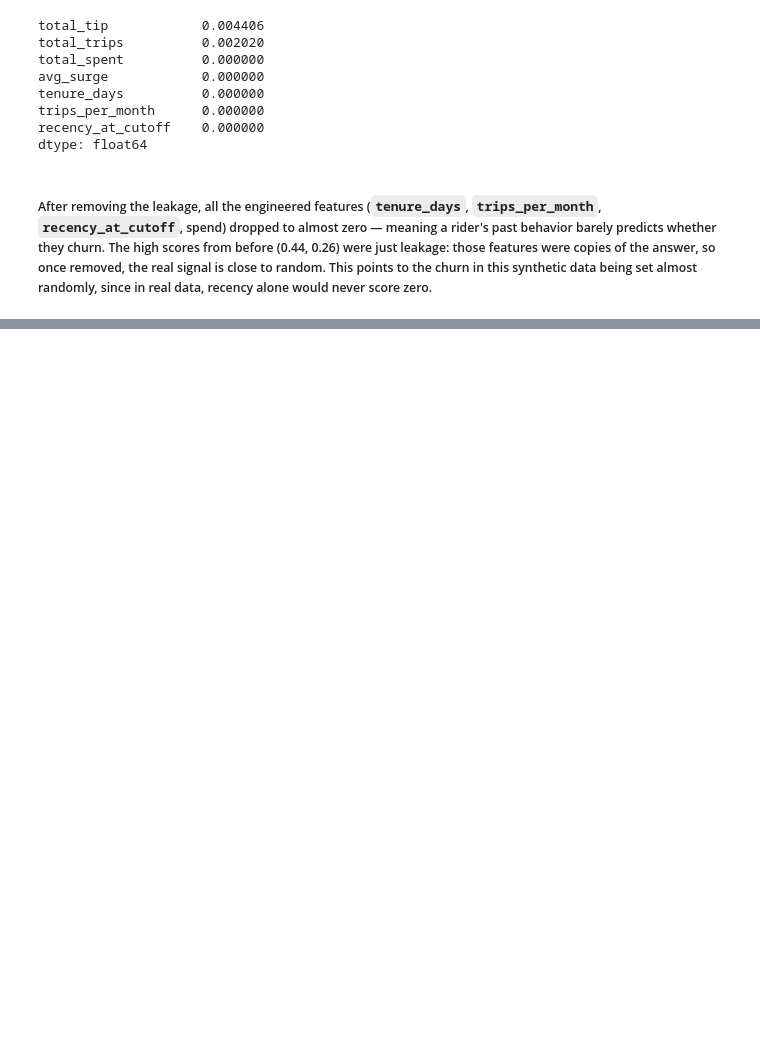
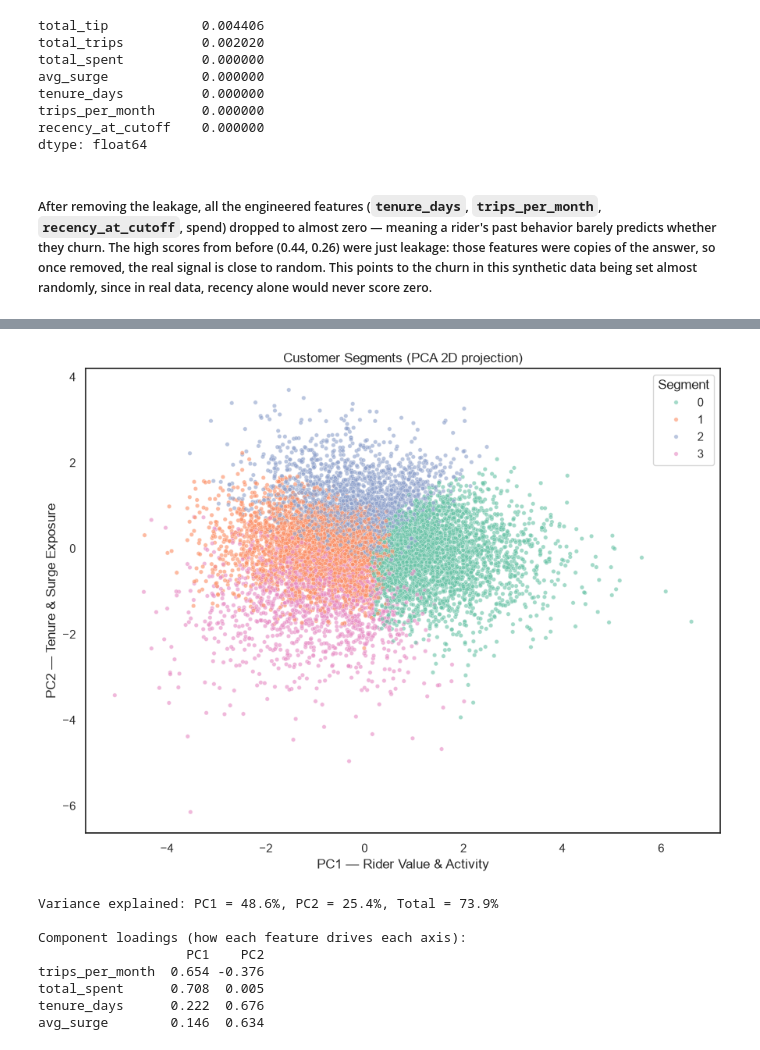
Before and after one commit to Opeyemi-io/Ridewise-Project, a Jupyter notebook: notebook/eda.ipynb, the cells around one changed output, grey strips where cells are left out. Saved outputs shown, nothing was run; the diff lists cells and outputs as text; code cells hidden in the pictures; blank space fills up the shorter version.

```diff
--- a/notebook/eda.ipynb
+++ b/notebook/eda.ipynb
@@ -1263,0 +1360,6 @@ print(master.columns.tolist())
+# %%
+# Creating a segment number for each rider using the best k (k=4) from the silhouette score in the master table.
+# This will be used for further analysis and visualization of rider segments.
+k = 4
+kmeans = KMeans(n_clusters=k, random_state=42, n_init=10)
+master['segment'] = kmeans.fit_predict(X_scaled)
@@ -1263,0 +1403,46 @@ print(master.columns.tolist())
+# %%
+from sklearn.decomposition import PCA
+
+
+# ============================================================
+# PCA — 2D visualization + interpret the components
+# ============================================================
+
+# 1. Reduce the 4 scaled features to 2 dimensions
+pca = PCA(n_components=2, random_state=42)
+coords = pca.fit_transform(X_scaled)
+
+# 2. Scatter plot of riders, colored by segment
+plt.figure(figsize=(9, 7))
+sns.scatterplot(x=coords[:, 0], y=coords[:, 1],
+                hue=master['segment'], palette='Set2', s=15, alpha=0.6)
+plt.title('Customer Segments (PCA 2D projection)')
+plt.xlabel('PC1 — Rider Value & Activity')     # labelled from the loadings below
+plt.ylabel('PC2 — Tenure & Surge Exposure')
+plt.legend(title='Segment')
+plt.tight_layout()
+plt.show()
+
+# 3. How much information the 2D view preserves
+print(f"Variance explained: PC1 = {pca.explained_variance_ratio_[0]:.1%}, "
+      f"PC2 = {pca.explained_variance_ratio_[1]:.1%}, "
+      f"Total = {pca.explained_variance_ratio_.sum():.1%}\n")
+
+# 4. Loadings — what each component actually means
+loadings = pd.DataFrame(
+    pca.components_.T,
+    columns=['PC1', 'PC2'],
+    index=seg_features        # ['trips_per_month','total_spent','tenure_days','avg_surge']
+)
+print("Component loadings (how each feature drives each axis):")
+print(loadings.round(3))
+# %% [output]
+[figure, added]
+Variance explained: PC1 = 48.6%, PC2 = 25.4%, Total = 73.9%
+
+Component loadings (how each feature drives each axis):
+                   PC1    PC2
+trips_per_month  0.654 -0.376
+total_spent      0.708  0.005
+tenure_days      0.222  0.676
+avg_surge        0.146  0.634
```
Also changed, not shown: parts of 14 cells of this notebook.
